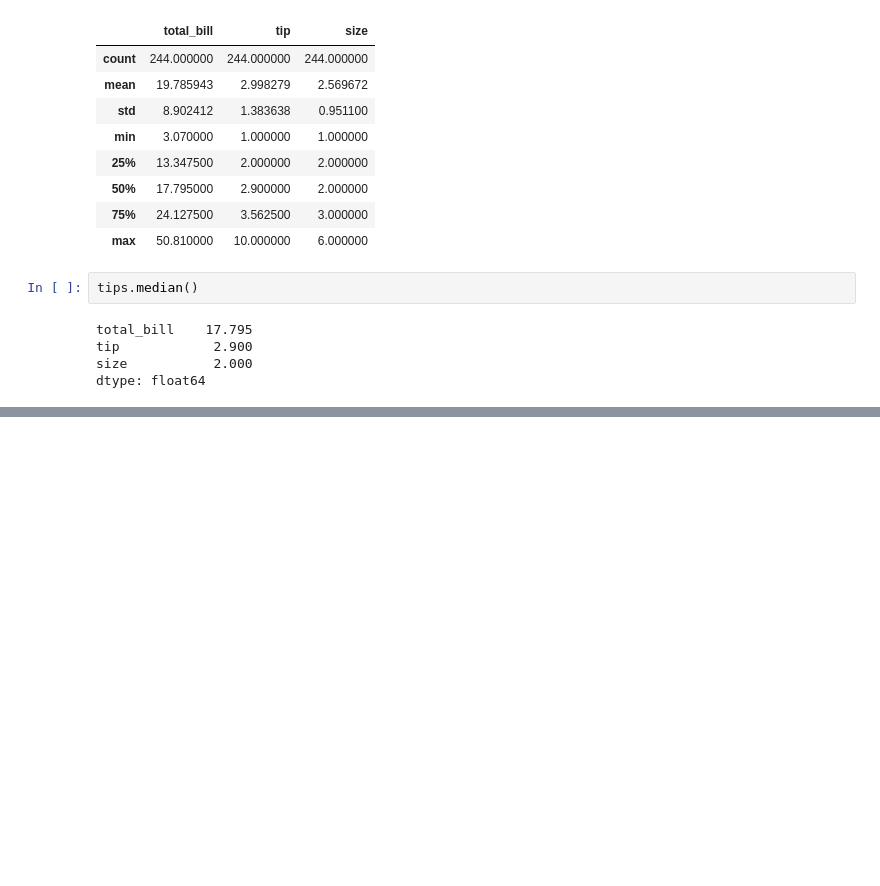
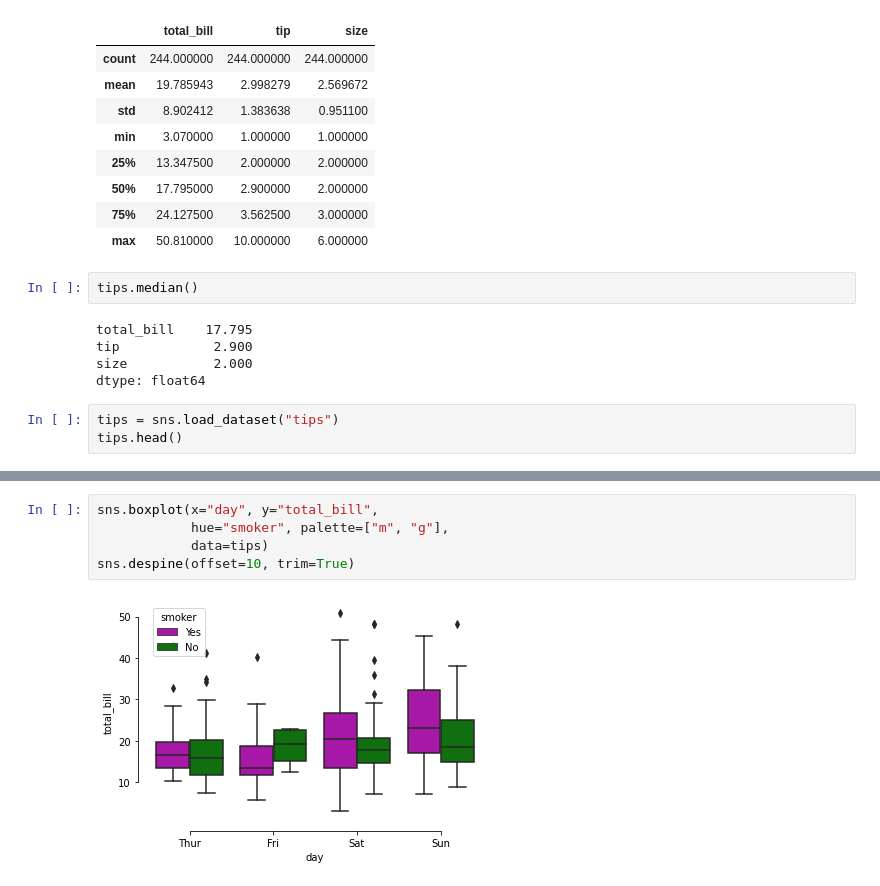
Before and after one commit to the-guild-of-calamitous-intent/ins_nav, a Jupyter notebook: docs/pandas-sns.ipynb, the cells around one changed output, grey strips where cells are left out. Saved outputs shown, nothing was run; the diff lists cells and outputs as text; blank space fills up the shorter version.

```diff
--- a/docs/pandas-sns.ipynb
+++ b/docs/pandas-sns.ipynb
@@ -101,3 +113,6 @@ total_bill    17.795
 tip            2.900
 size           2.000
 dtype: float64
+# %%
+tips = sns.load_dataset("tips")
+tips.head()
@@ -103,0 +126,7 @@ dtype: float64
+# %%
+sns.boxplot(x="day", y="total_bill",
+            hue="smoker", palette=["m", "g"],
+            data=tips)
+sns.despine(offset=10, trim=True)
+# %% [output]
+[figure, added]
```
Also changed, not shown: parts of 4 cells of this notebook, 3 other files.
